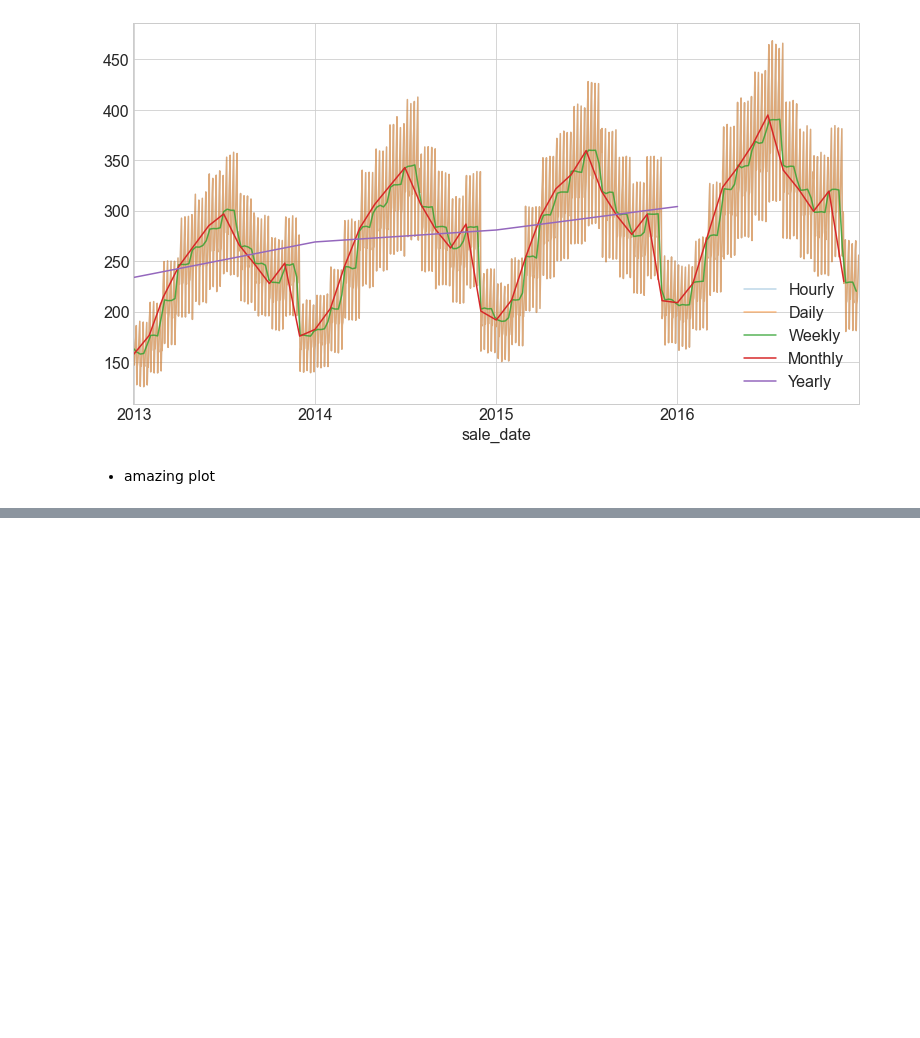
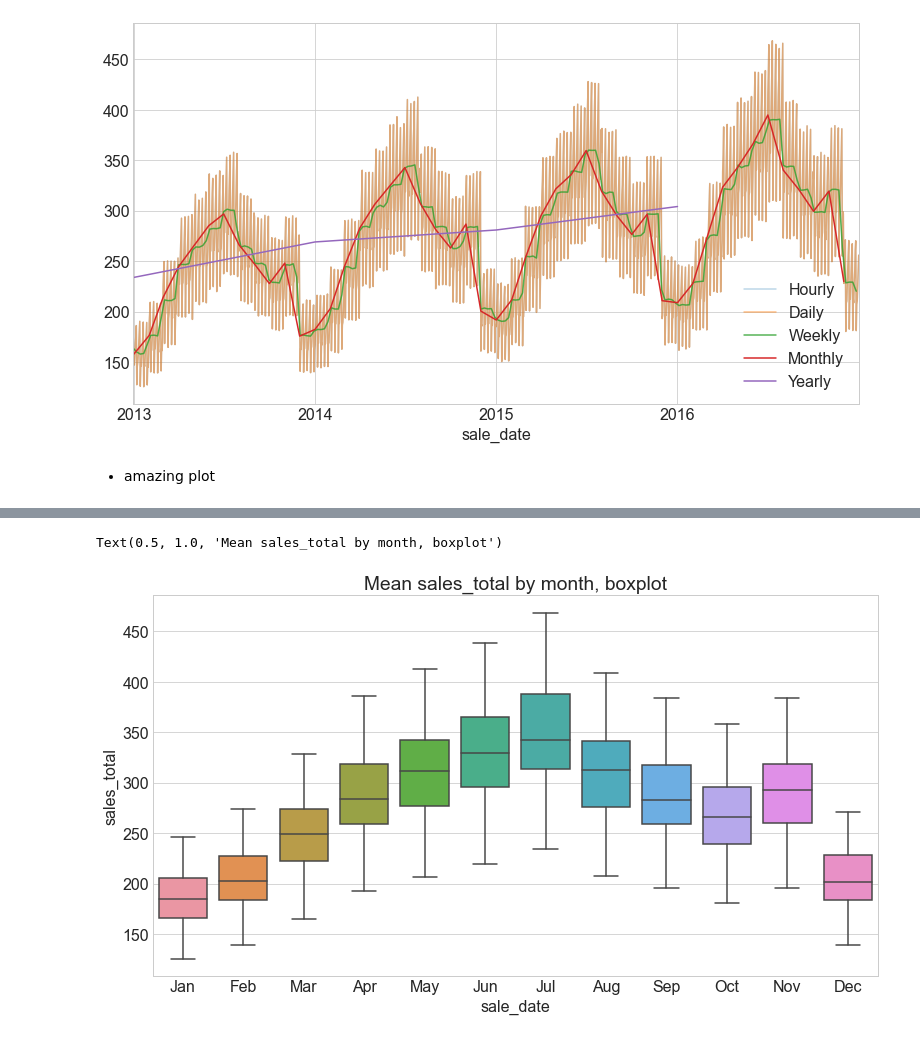
Before and after one commit to brianclements03/time_series_exercises, a Jupyter notebook: TSA_explore_exercises.ipynb, the cells around one changed output, grey strips where cells are left out. Drawn from its saved outputs; the diff is of its cells as text; code cells hidden in the pictures; blank space fills up the shorter version.

```diff
--- a/TSA_explore_exercises.ipynb
+++ b/TSA_explore_exercises.ipynb
@@ -206,0 +240,8 @@ ax.legend(loc = 'lower right')
+# %%
+# boxplot for each month
+ax = sns.boxplot(data = train_by_date, x = train_by_date.index.strftime('%m-%b'), y = 'sales_total')  # (train_by_date.index.strftime('%m-%b')) diff. month format
+ax.set_xticklabels([t.get_text()[3:] for t in ax.get_xticklabels()], rotation=0);
+plt.title('Mean sales_total by month, boxplot')
+# %% [output]
+Text(0.5, 1.0, 'Mean sales_total by month, boxplot')
+[figure, added]
```
Also changed, not shown: parts of 23 cells of this notebook, 1 other file.
